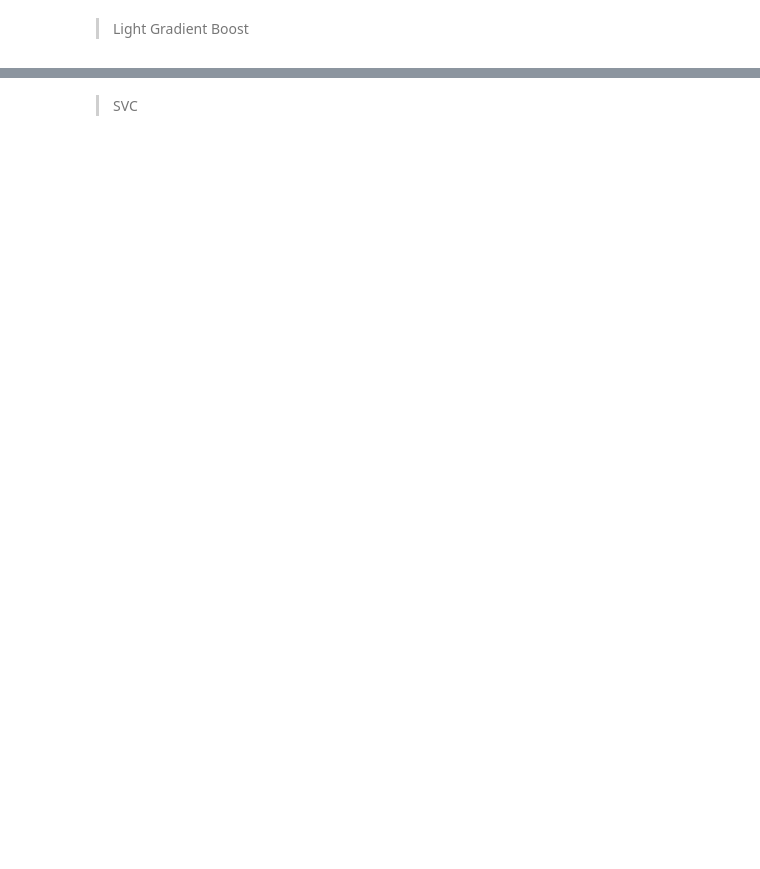
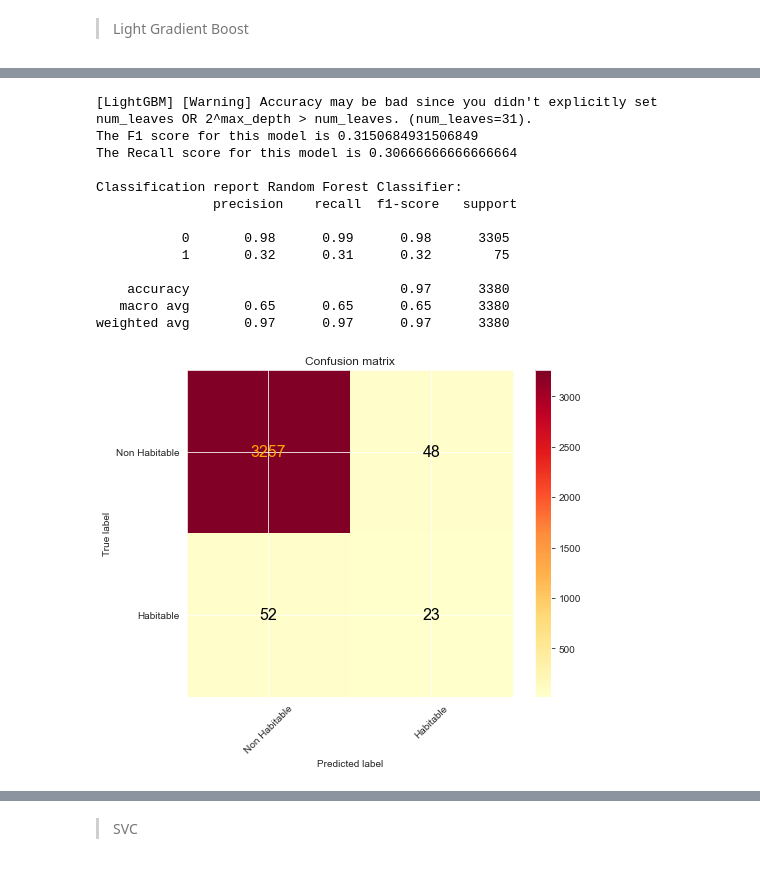
Before and after one commit to Astroraf/habitable_zone, a Jupyter notebook: notes:data/notebooks/Modeling.ipynb, the cells around one changed output, grey strips where cells are left out. Saved outputs shown, nothing was run; the diff lists cells and outputs as text; code cells hidden in the pictures; blank space fills up the shorter version.

```diff
--- a/notes:data/notebooks/Modeling.ipynb
+++ b/notes:data/notebooks/Modeling.ipynb
@@ -445,13 +511,15 @@ def lightgb(X_train, y_train, X_test, y_test, weight = None):
                              num_leaves = 31,
                              max_depth = 7,
                              learning_rate = 0.5,
-                             class_weight = weight,
+                             class_weight = weights_r,
                              random_state = 13,
                              n_jobs = -1)
     lgbm = lgbm.fit(X_train, y_train)
     lgb_pred = lgbm.predict(X_test)
     score = f1_score(y_test, lgb_pred)
+    recall_s = recall_score(y_test, lgb_pred)
     print("The F1 score for this model is {}".format(score))
+    print("The Recall score for this model is {}".format(recall_s))
     print ("\nClassification report Random Forest Classifier:\n",(classification_report(y_test, lgb_pred)))
     return(lgb_pred)
 # %%
@@ -481 +550,27 @@ weighted avg       0.97      0.98      0.97      3380
 [figure]
+# %%
+# Plot confusion matrix with train test split features
+plot_confusion_matrix(
+    y_test,
+    pred = lightgb(X_over, y_over, X_test_py, y_test_py),
+    classes = ['Non Habitable', 'Habitable'], # put your list here
+    normalize=False,
+    title='Confusion matrix',
+    cmap=plt.cm.YlOrRd,
+    name='xgboost_over_poly'
+)
+# %% [output]
+[LightGBM] [Warning] Accuracy may be bad since you didn't explicitly set num_leaves OR 2^max_depth > num_leaves. (num_leaves=31).
+The F1 score for this model is 0.3150684931506849
+The Recall score for this model is 0.30666666666666664
+
+Classification report Random Forest Classifier:
+               precision    recall  f1-score   support
+
+           0       0.98      0.99      0.98      3305
+           1       0.32      0.31      0.32        75
+
+    accuracy                           0.97      3380
+   macro avg       0.65      0.65      0.65      3380
+weighted avg       0.97      0.97      0.97      3380
+[figure, added]
```
Also changed, not shown: parts of 41 cells of this notebook, 22 other files.
